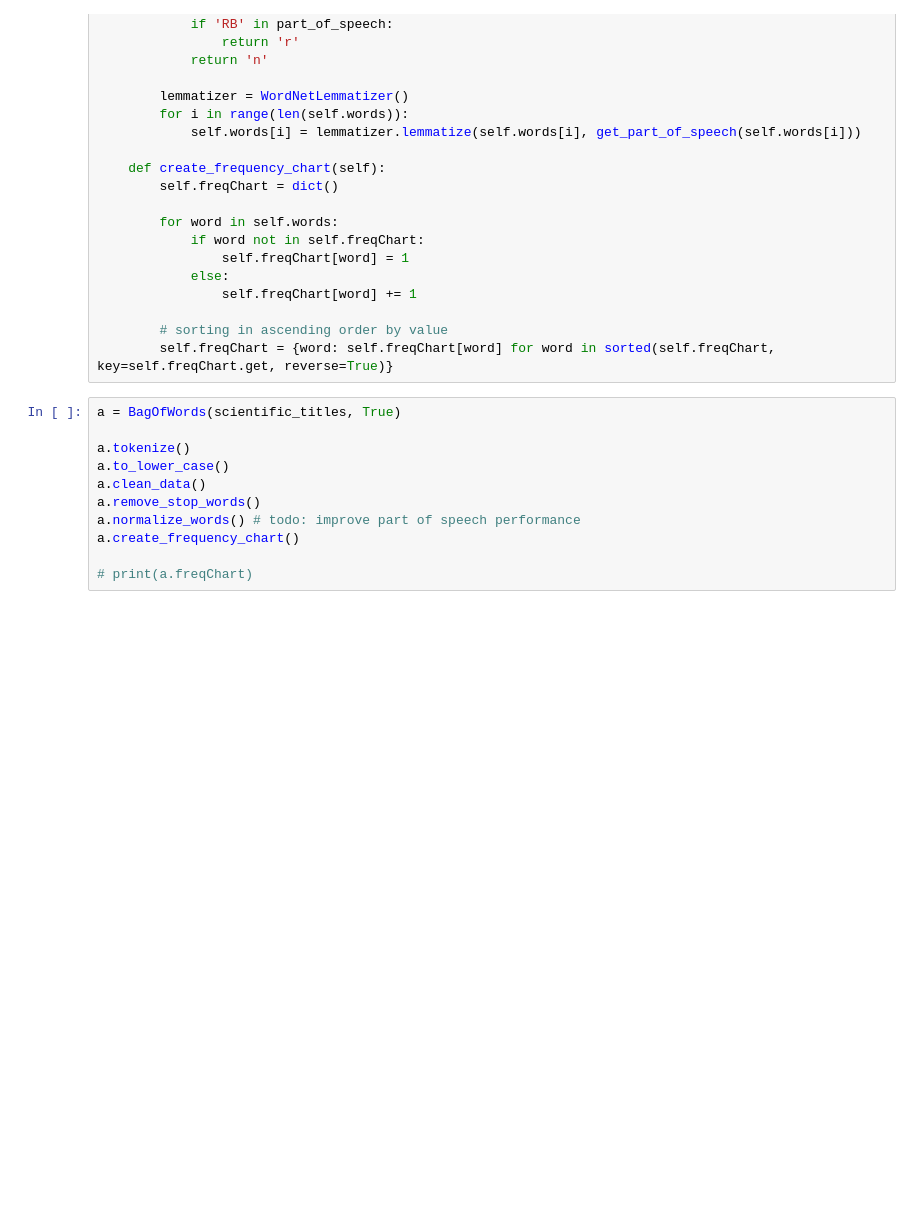
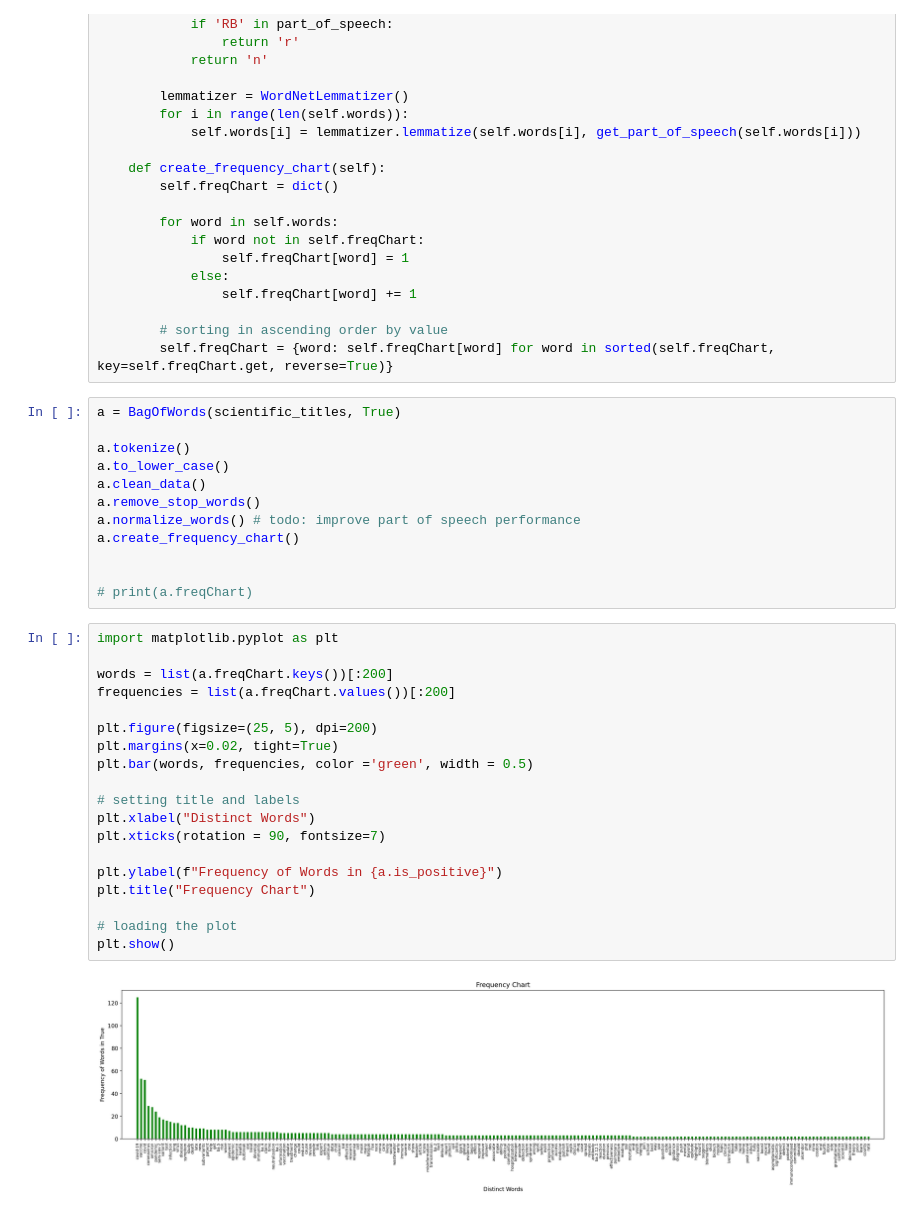
Before and after one commit to isobarbaric/TruthGuard, a Jupyter notebook: main.ipynb, the cells around one changed output. Saved outputs shown, nothing was run; the diff lists cells and outputs as text; blank space fills up the shorter version.

Commit message:
added basic plotting functionality

```diff
--- a/main.ipynb
+++ b/main.ipynb
@@ -119,4 +119,26 @@ a.remove_stop_words()
 a.normalize_words() # todo: improve part of speech performance
 a.create_frequency_chart()
 
+
 # print(a.freqChart)
+# %%
+import matplotlib.pyplot as plt
+
+words = list(a.freqChart.keys())[:200]
+frequencies = list(a.freqChart.values())[:200]
+
+plt.figure(figsize=(25, 5), dpi=200)
+plt.margins(x=0.02, tight=True)
+plt.bar(words, frequencies, color ='green', width = 0.5)
+
+# setting title and labels
+plt.xlabel("Distinct Words")
+plt.xticks(rotation = 90, fontsize=7)
+
+plt.ylabel(f"Frequency of Words in {a.is_positive}")
+plt.title("Frequency Chart")
+
+# loading the plot
+plt.show()
+# %% [output]
+[figure, added]
```
